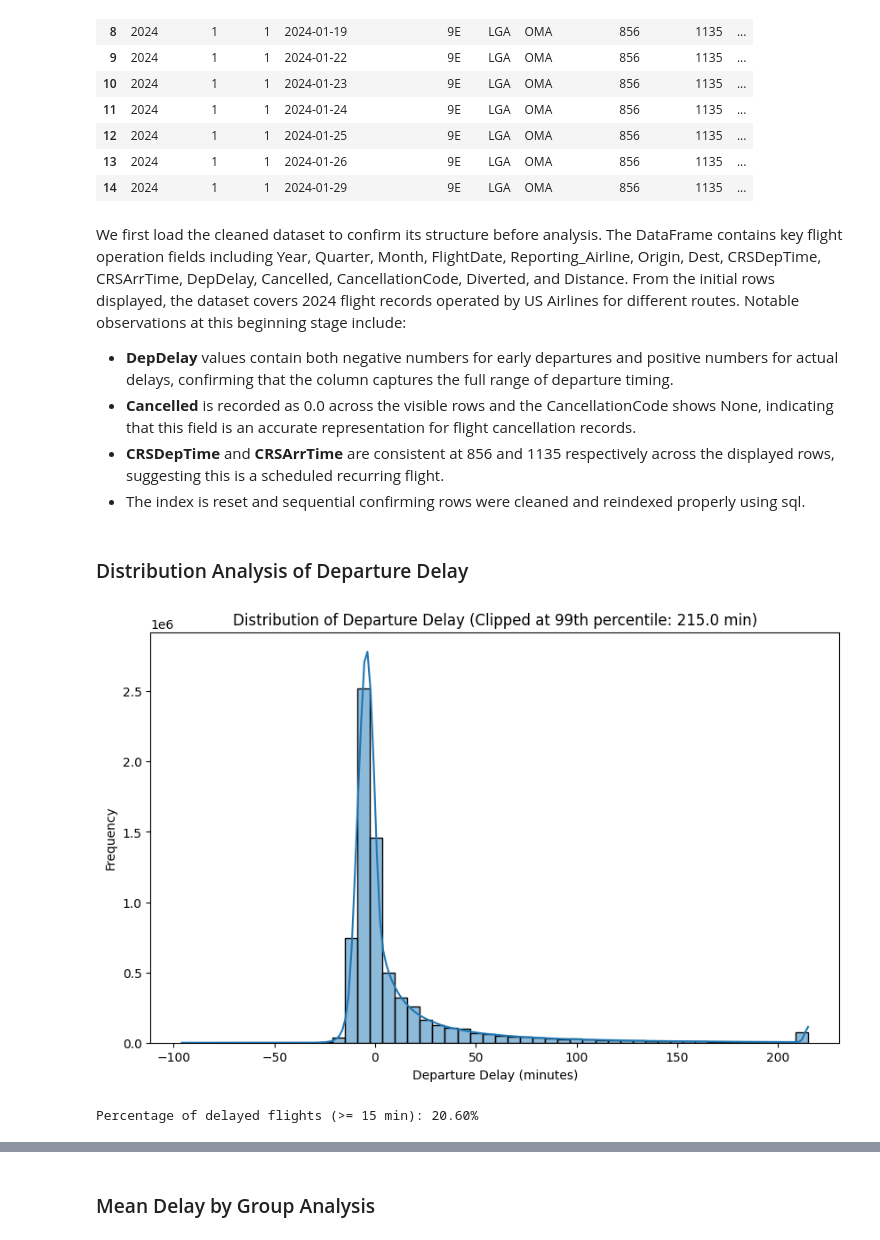
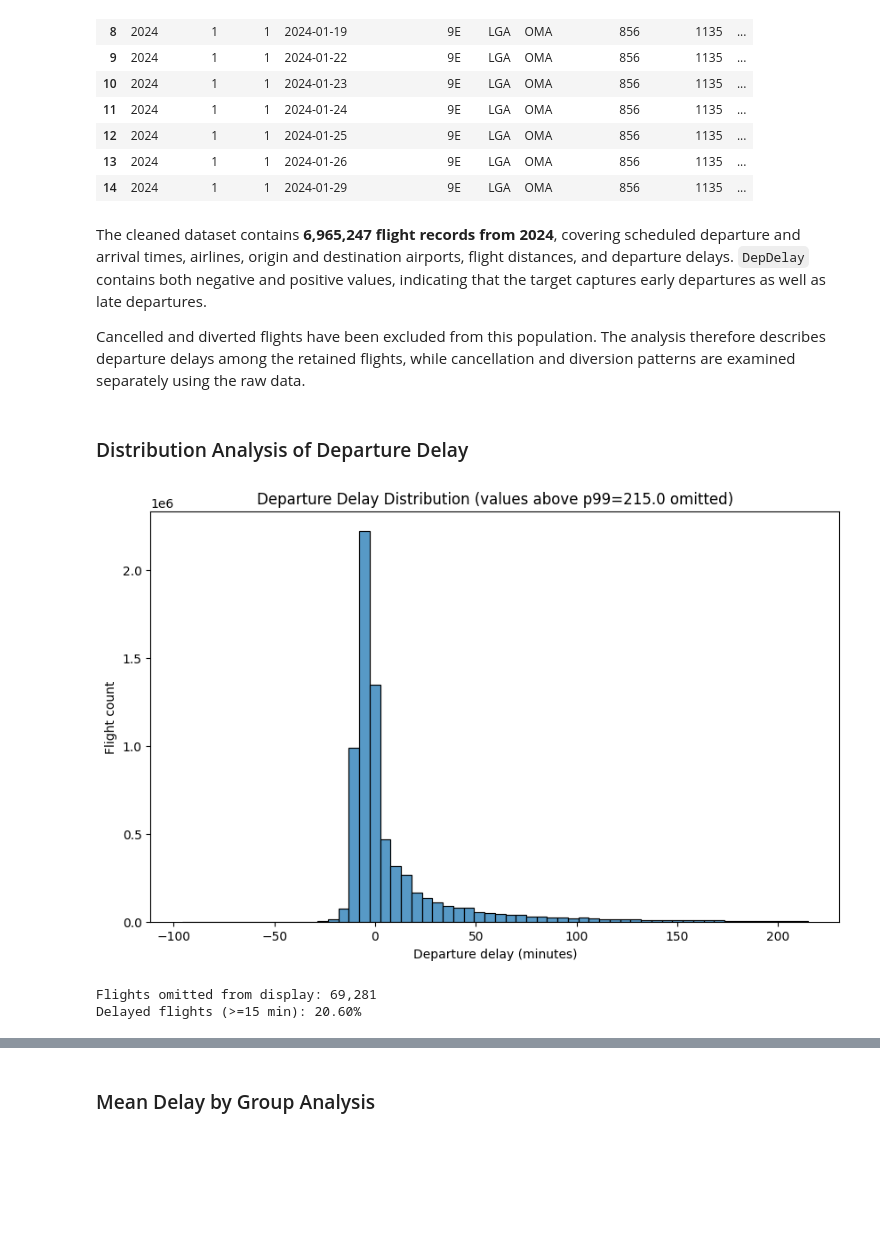
Before and after one commit to alicepark0703/flight-delay-dashboard, a Jupyter notebook: notebooks/eda.ipynb, the cells around one changed output, grey strips where cells are left out. Drawn from its saved outputs; the diff is of its cells as text; code cells hidden in the pictures; blank space fills up the shorter version.

```diff
--- a/notebooks/eda.ipynb
+++ b/notebooks/eda.ipynb
@@ -3,14 +3,36 @@
 # %% [markdown]
 ### Display of Cleaned Dataset
 # %%
+from pathlib import Path
+
 import duckdb
 import pandas as pd
 import matplotlib.pyplot as plt
 import seaborn as sns
+from IPython.display import display
+
+# Resolve inputs when launched from either the repository or notebooks folder.
+PROJECT_ROOT = next(
+    (folder for folder in [Path.cwd(), *Path.cwd().parents]
+     if (folder / 'data' / 'flights_clean.parquet').is_file()),
+    None,
+)
+if PROJECT_ROOT is None:
+    raise FileNotFoundError('Launch this notebook inside flight-delay-dashboard.')
+DATA_DIR = PROJECT_ROOT / 'data'
 
 con = duckdb.connect()
-df = con.execute("SELECT * FROM '../data/flights_clean.parquet'").df()
+df = con.read_parquet(str(DATA_DIR / 'flights_clean.parquet')).df()
+source_columns = df.columns.tolist()
+df['FlightDate'] = pd.to_datetime(df['FlightDate'])
+df['is_delayed'] = df['DepDelay'].ge(15)
 
+# Flag unusual schedule values rather than silently clipping them.
+time = df['CRSDepTime']
+valid_time = (
+    time.notna() & time.eq(time.round()) & time.between(0, 2359)
+    & (time % 100).between(0, 59)
+)
 df.head(15)
 # %% [output]
 |  | Year | Quarter | Month | FlightDate | Reporting_Airline | Origin | Dest | CRSDepTime | CRSArrTime | ... |
@@ -30,29 +52,25 @@ df.head(15)
 | 13 | 2024 | 1 | 1 | 2024-01-26 | 9E | LGA | OMA | 856 | 1135 | ... |
 | 14 | 2024 | 1 | 1 | 2024-01-29 | 9E | LGA | OMA | 856 | 1135 | ... |
 # %% [markdown]
-We first load the cleaned dataset to confirm its structure before analysis. The DataFrame contains key flight operation fields including Year, Quarter, Month, FlightDate, Reporting_Airline, Origin, Dest, CRSDepTime, CRSArrTime, DepDelay, Cancelled, CancellationCode, Diverted, and Distance.
-From the initial rows displayed, the dataset covers 2024 flight records operated by US Airlines for different routes. Notable observations at this beginning stage include:
-- **DepDelay** values contain both negative numbers for early departures and positive numbers for actual delays, confirming that the column captures the full range of departure timing.
-- **Cancelled** is recorded as 0.0 across the visible rows and the CancellationCode shows None, indicating that this field is an accurate representation for flight cancellation records.
-- **CRSDepTime** and **CRSArrTime** are consistent at 856 and 1135 respectively across the displayed rows, suggesting this is a scheduled recurring flight.
-- The index is reset and sequential confirming rows were cleaned and reindexed properly using sql.
+The cleaned dataset contains **6,965,247 flight records from 2024**, covering scheduled departure and arrival times, airlines, origin and destination airports, flight distances, and departure delays. `DepDelay` contains both negative and positive values, indicating that the target captures early departures as well as late departures.
+
+Cancelled and diverted flights have been excluded from this population. The analysis therefore describes departure delays among the retained flights, while cancellation and diversion patterns are examined separately using the raw data.
 # %% [markdown]
 ### Distribution Analysis of Departure Delay
 # %%
-# Distribution of DepDelay
+# Show the central distribution without moving extreme values into one bin.
+upper_limit = df['DepDelay'].quantile(0.99)
+visible_delays = df.loc[df['DepDelay'] <= upper_limit, 'DepDelay']
 plt.figure(figsize=(10, 6))
-# Clip at 99th percentile to visualize without extreme outliers
-upper_limit = df['DepDelay'].quantile(0.99)
-sns.histplot(df['DepDelay'].clip(upper=upper_limit), bins=50, kde=True)
-plt.title(f'Distribution of Departure Delay (Clipped at 99th percentile: {upper_limit:.1f} min)')
-plt.xlabel('Departure Delay (minutes)')
-plt.ylabel('Frequency')
+sns.histplot(visible_delays, bins=60)
+plt.title(f'Departure Delay Distribution (values above p99={upper_limit:.1f} omitted)')
+plt.xlabel('Departure delay (minutes)')
+plt.ylabel('Flight count')
 plt.show()
-
-# % of flights where DepDelay >= 15 (FAA "delayed" threshold)
-delayed_ratio = (df['DepDelay'] >= 15).mean() * 100
-print(f"Percentage of delayed flights (>= 15 min): {delayed_ratio:.2f}%")
+print(f'Flights omitted from display: {(df["DepDelay"] > upper_limit).sum():,}')
+print(f'Delayed flights (>=15 min): {df["is_delayed"].mean():.2%}')
 # %% [output]
-[figure, old version]
+[figure, new version]
-Percentage of delayed flights (>= 15 min): 20.60%
+Flights omitted from display: 69,281
+Delayed flights (>=15 min): 20.60%
 # %% [markdown]
```
Also changed, not shown: parts of 40 cells of this notebook, 5 other files.
